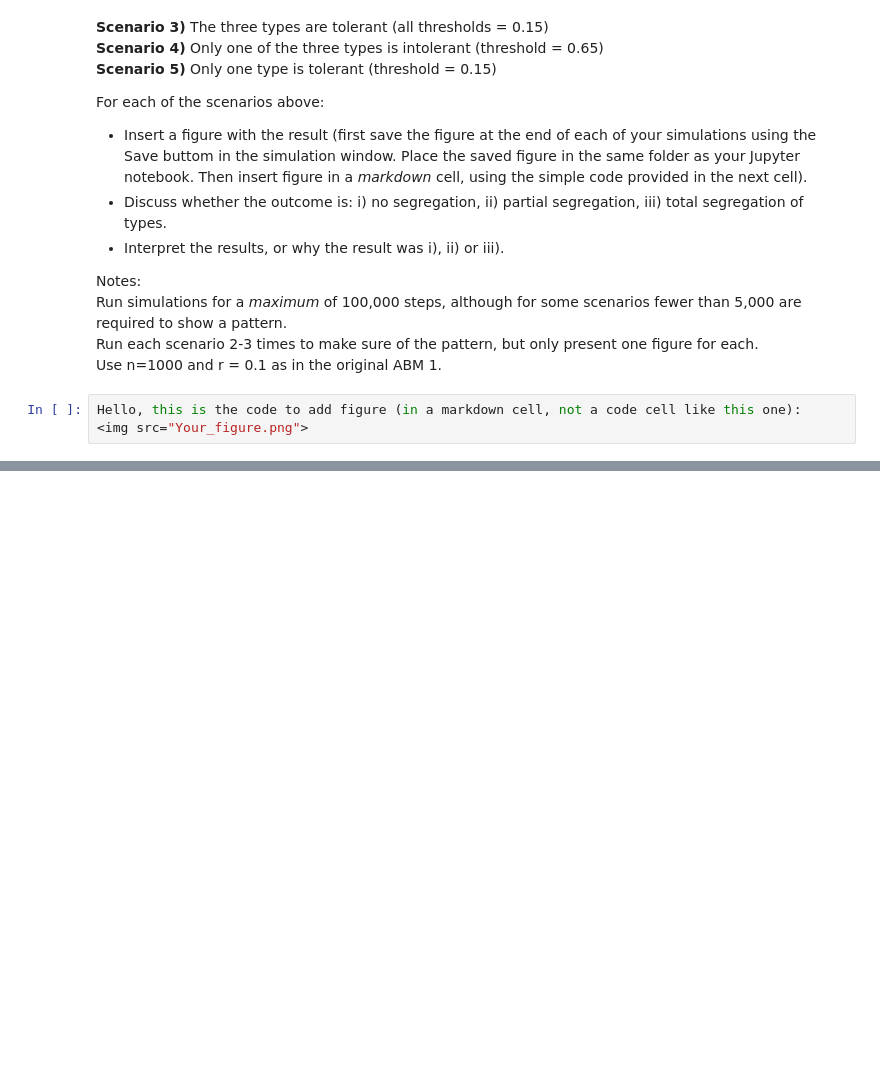
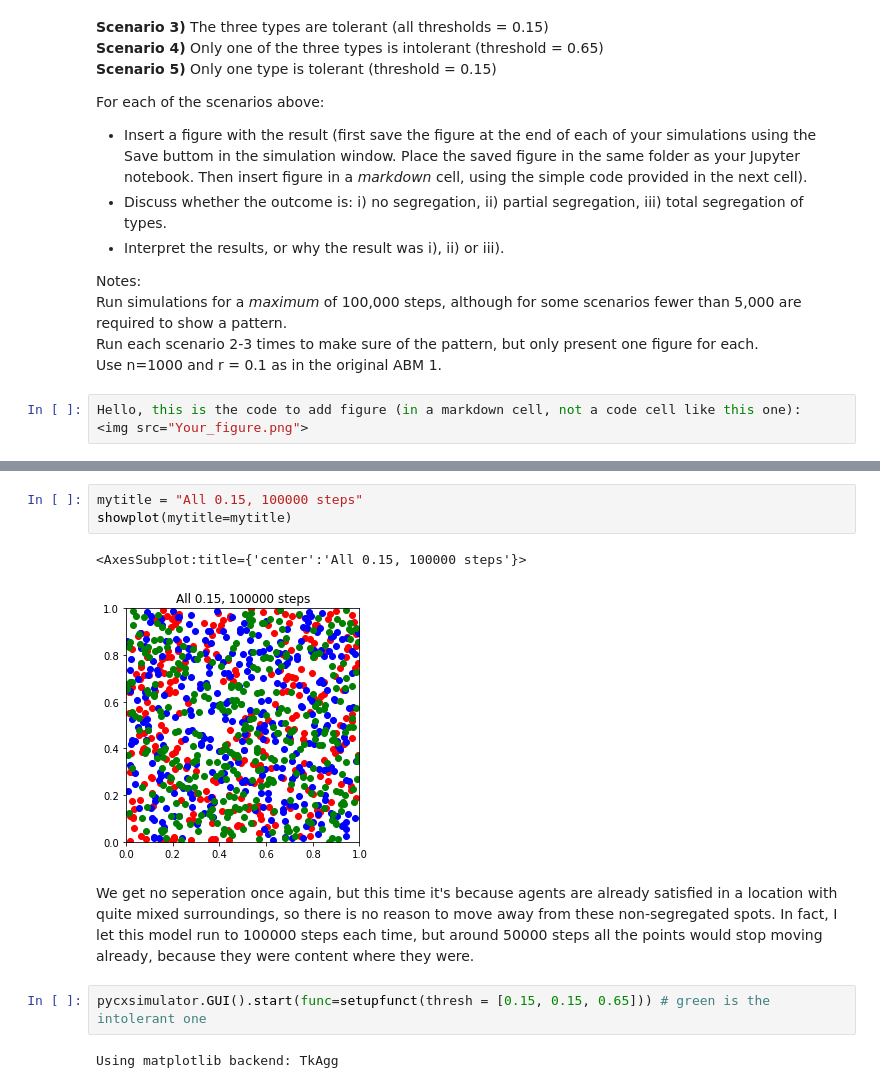
Before and after one commit to kingquote/kingquote, a Jupyter notebook: UZH-files/Bio206/task_3.ipynb, the cells around one changed output, grey strips where cells are left out. Drawn from its saved outputs; the diff is of its cells as text; blank space fills up the shorter version.

```diff
--- a/UZH-files/Bio206/task_3.ipynb
+++ b/UZH-files/Bio206/task_3.ipynb
@@ -32,0 +135,12 @@ Hello, this is the code to add figure (in a markdown cell, not a code cell like
+# %%
+mytitle = "All 0.15, 100000 steps"
+showplot(mytitle=mytitle)
+# %% [output]
+<AxesSubplot:title={'center':'All 0.15, 100000 steps'}>
+[figure, added]
+# %% [markdown]
+We get no seperation once again, but this time it's because agents are already satisfied in a location with quite mixed surroundings, so there is no reason to move away from these non-segregated spots. In fact, I let this model run to 100000 steps each time, but around 50000 steps all the points would stop moving already, because they were content where they were.
+# %%
+pycxsimulator.GUI().start(func=setupfunct(thresh = [0.15, 0.15, 0.65])) # green is the intolerant one
+# %% [output]
+Using matplotlib backend: TkAgg
```
Also changed, not shown: parts of 23 cells of this notebook, 1 other file.
